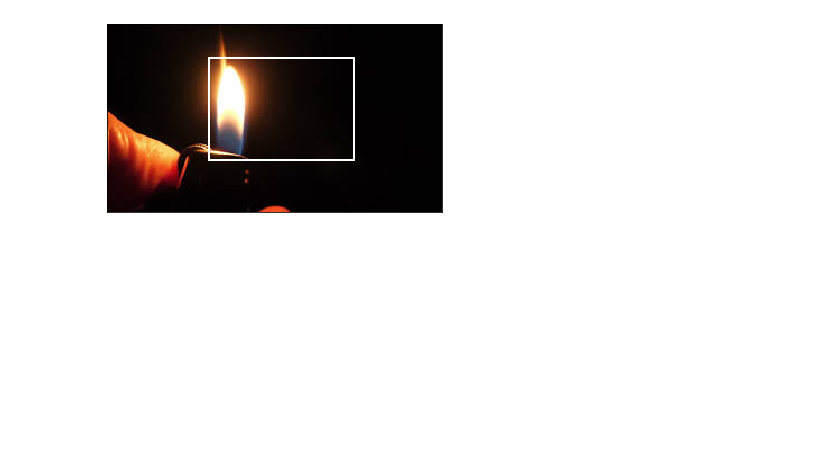
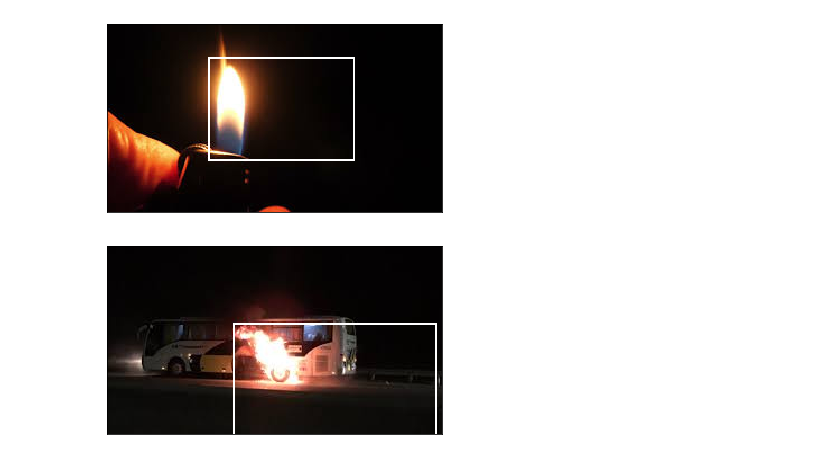
Before and after one commit to Kavindu404/computer-vision, a Jupyter notebook: advance/fire-detection.ipynb, the cells around one changed output. Drawn from its saved outputs; the diff is of its cells as text; code cells hidden in the pictures; blank space fills up the shorter version.

```diff
--- a/advance/fire-detection.ipynb
+++ b/advance/fire-detection.ipynb
@@ -53,2 +73,4 @@ imgs[0], bboxs[0]
 # %% [output]
 ('small (123).jpg', [30, 91, 119, 129])
+# %%
+val_imgs, val_bboxs = [get_anns(path)[0] for path in val_ann_paths.ls()], [get_anns(path)[1] for path in val_ann_paths.ls()]
@@ -55,8 +81,14 @@ imgs[0], bboxs[0]
 # %%
 train_anns = collections.defaultdict(lambda:[])
 
-for img, bbox in zip(imgs,bboxs):
+for img, bbox in zip(train_imgs,train_bboxs):
     train_anns[img].append(bbox)
 len(train_anns)
 # %% [output]
 412
+# %%
+val_anns = collections.defaultdict(lambda:[])
+
+for img, bbox in zip(val_imgs,val_bboxs):
+    val_anns[img].append(bbox)
+len(val_anns)
@@ -63,5 +97,6 @@ len(train_anns)
 # %%
-im = Image.open(train_imgs/imgs[0])
+im = Image.open(train_img_paths/train_imgs[0])
+im2 = Image.open(val_img_paths/val_imgs[0])
 # %%
 def bb_hw(b):
     return np.array([b[1], b[0], b[2]-b[0], b[3], b[1]])
@@ -85,6 +120,12 @@ b = bb_hw(bboxs[0])
 draw_rect(ax, b)
 # %% [output]
 [figure]
+# %%
+ax = show_img(im2)
+b = bb_hw(val_bboxs[0])
+draw_rect(ax, b)
+# %% [output]
+[figure, added]
 # %%
 def draw_img(im, ann):
     ax = show_img(im, figsize=(16,8))
```
Also changed, not shown: parts of 23 cells of this notebook.
